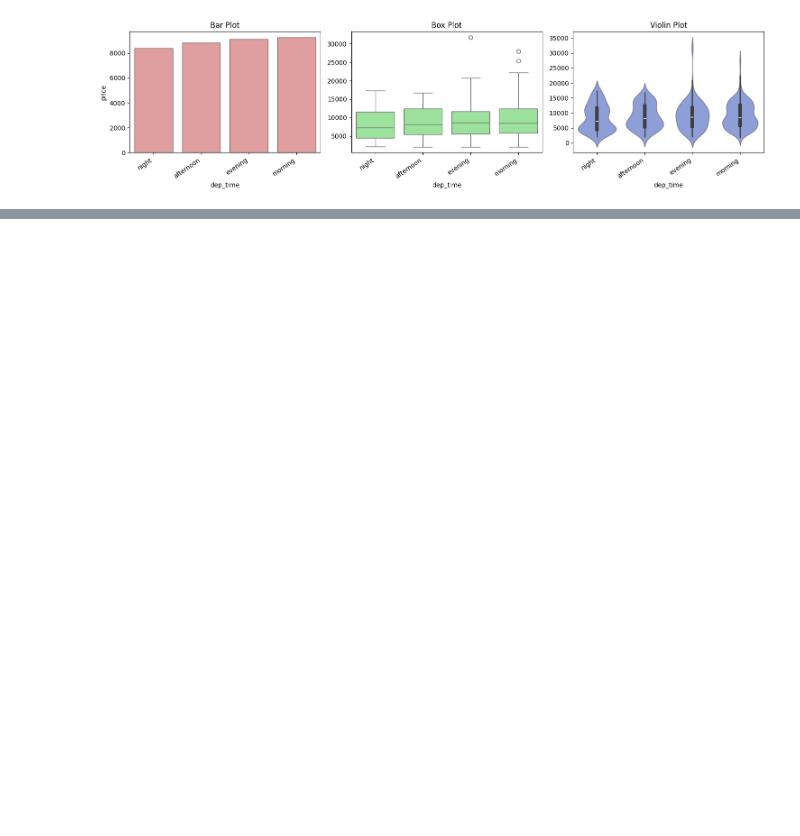
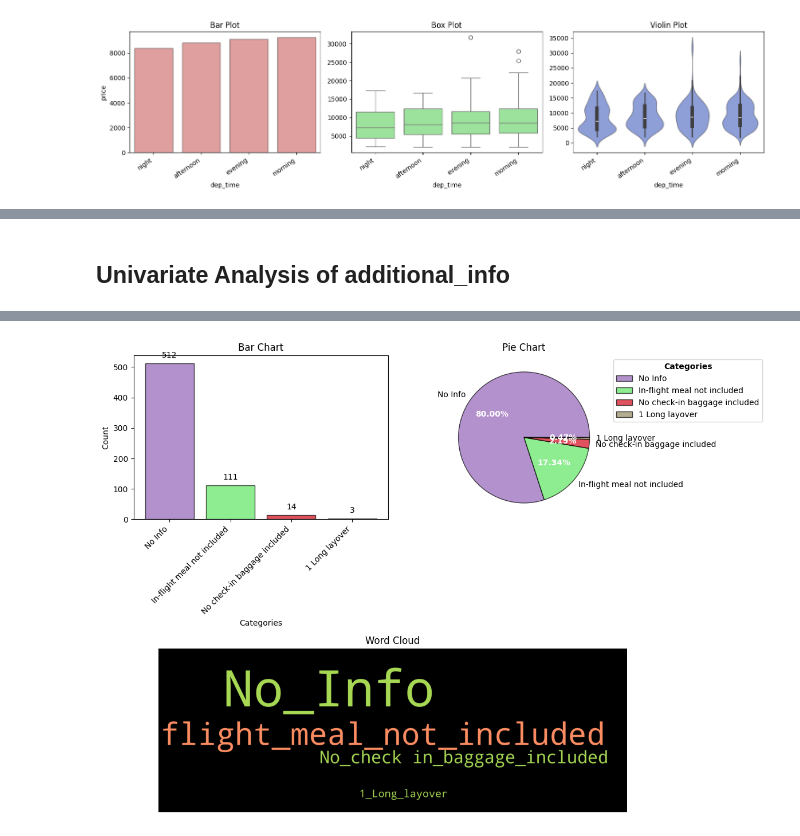
Before and after one commit to OptimisedLEarning/SAGEMAKER_Flight_price-_prediction, a Jupyter notebook: notebook/Eda.ipynb, the cells around one changed output, grey strips where cells are left out. Saved outputs shown, nothing was run; the diff lists cells and outputs as text; code cells hidden in the pictures; blank space fills up the shorter version.

```diff
--- a/notebook/Eda.ipynb
+++ b/notebook/Eda.ipynb
@@ -526,0 +681,4 @@ Bi-variate Analysis between dep_time and price
+# %%
+e.cat_univar_plots(train, "additional_info")
+# %% [output]
+Univariate Analysis of additional_info
@@ -526,0 +686 @@ Bi-variate Analysis between dep_time and price
+[figure, added]
```
Also changed, not shown: parts of 20 cells of this notebook, 1 other file.
